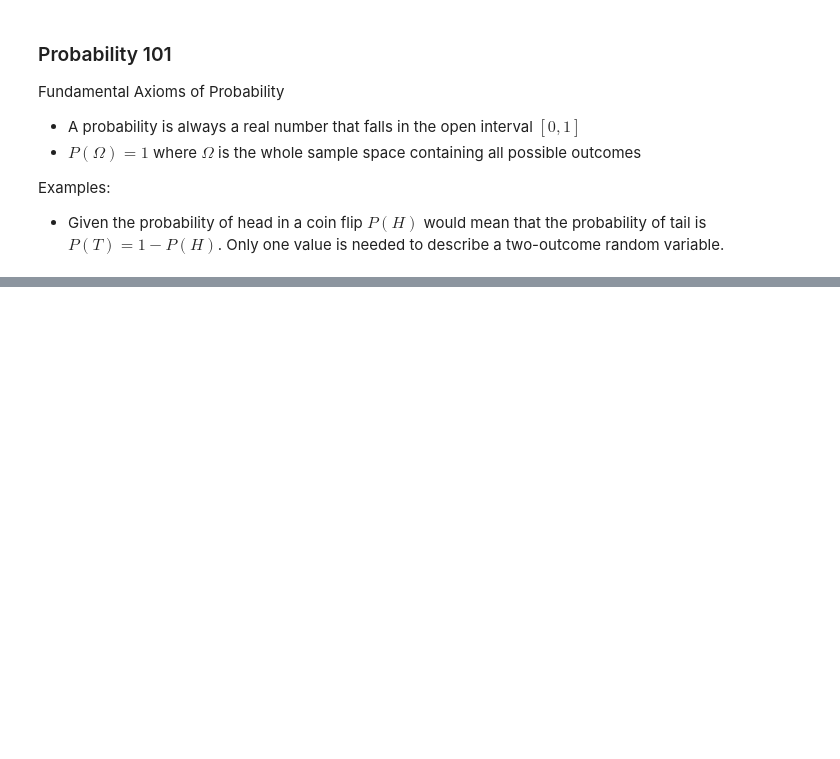
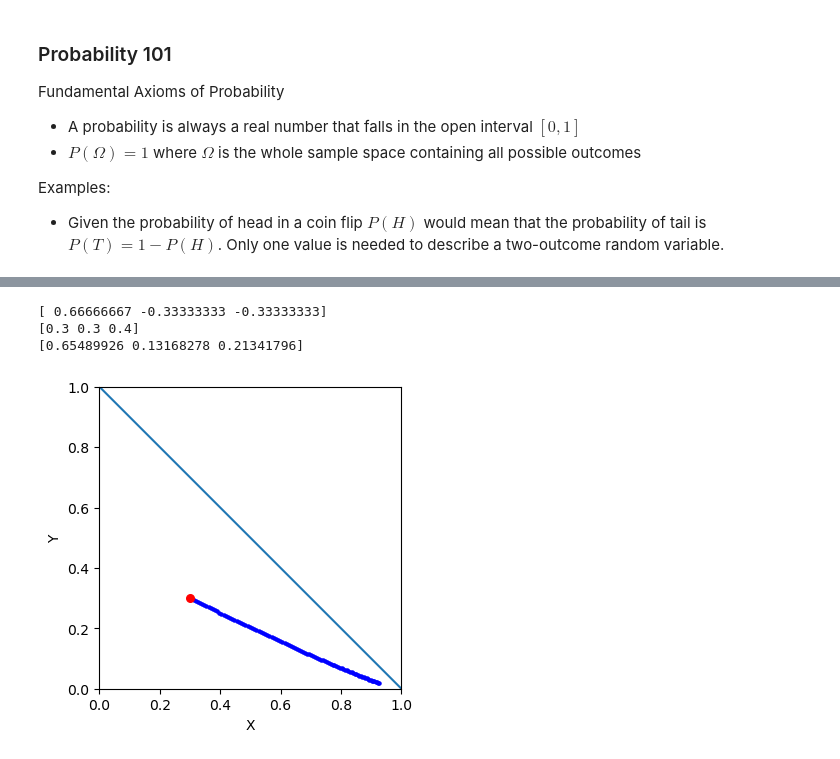
Before and after one commit to geometric-intelligence/ece594n, a Jupyter notebook: hw1-geomviz/CategoricalDistributionsManifold.ipynb, the cells around one changed output, grey strips where cells are left out. Cells and saved outputs as stored; diff of their text form; code cells hidden in the pictures; blank space fills up the shorter version.

```diff
--- a/hw1-geomviz/CategoricalDistributionsManifold.ipynb
+++ b/hw1-geomviz/CategoricalDistributionsManifold.ipynb
@@ -27,0 +56,14 @@ M.plot()
+# %%
+vector = np.array([1,0,0])
+base_point = np.array([0.3, 0.3, 0.4])
+tangent_vector = dist.to_tangent(vector = vector, base_point= base_point)
+M.plot_geodesic(initial_point = base_point, tangent_vector = tangent_vector)
+print(tangent_vector)
+geodesic = metric.geodesic(initial_point=base_point, initial_tangent_vec=tangent_vector)
+print(geodesic(0))
+print(geodesic(0.5))
+# %% [output]
+[ 0.66666667 -0.33333333 -0.33333333]
+[0.3 0.3 0.4]
+[0.65489926 0.13168278 0.21341796]
+[figure, added]
```
Also changed, not shown: parts of 5 cells of this notebook, 1 other file.
